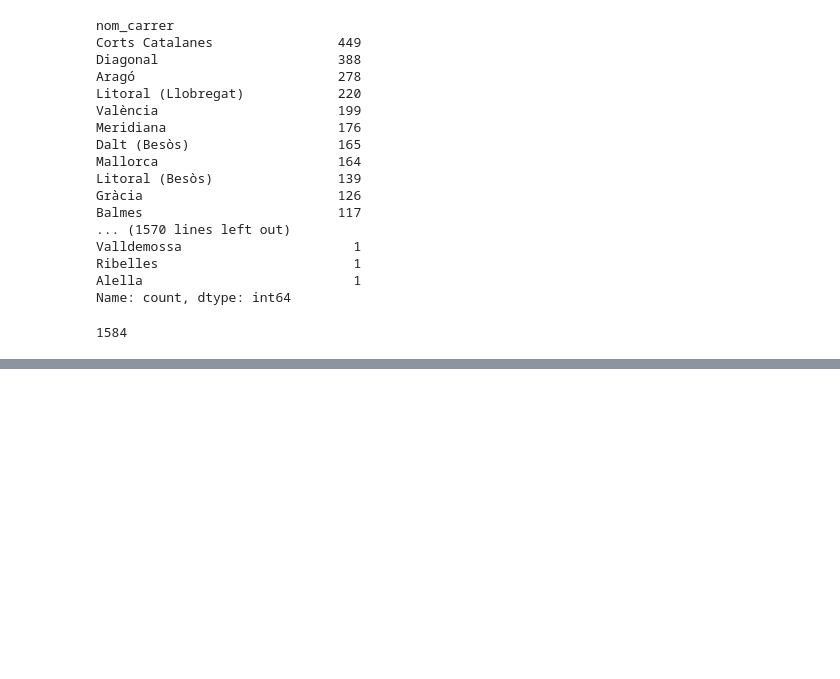
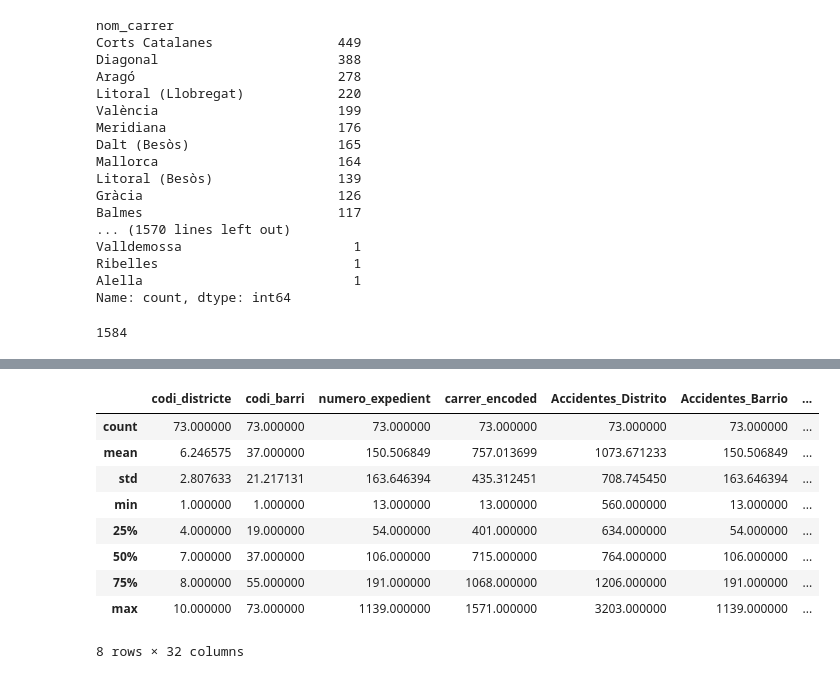
Before and after one commit to Josh1313/hackathon, a Jupyter notebook: accidents.ipynb, the cells around one changed output, grey strips where cells are left out. Drawn from its saved outputs; the diff is of its cells as text; code cells hidden in the pictures; blank space fills up the shorter version.

```diff
--- a/accidents.ipynb
+++ b/accidents.ipynb
@@ -358,0 +371,2 @@ df.head(10)
+# %%
+df1 = group_data1.reset_index()
@@ -358,0 +397,13 @@ df.head(10)
+# %%
+ df1.describe()
+# %% [output]
+|  | codi_districte | codi_barri | numero_expedient | carrer_encoded | Accidentes_Distrito | Accidentes_Barrio | ... |
+| count | 73.000000 | 73.000000 | 73.000000 | 73.000000 | 73.000000 | 73.000000 | ... |
+| mean | 6.246575 | 37.000000 | 150.506849 | 757.013699 | 1073.671233 | 150.506849 | ... |
+| std | 2.807633 | 21.217131 | 163.646394 | 435.312451 | 708.745450 | 163.646394 | ... |
+| min | 1.000000 | 1.000000 | 13.000000 | 13.000000 | 560.000000 | 13.000000 | ... |
+| 25% | 4.000000 | 19.000000 | 54.000000 | 401.000000 | 634.000000 | 54.000000 | ... |
+| 50% | 7.000000 | 37.000000 | 106.000000 | 715.000000 | 764.000000 | 106.000000 | ... |
+| 75% | 8.000000 | 55.000000 | 191.000000 | 1068.000000 | 1206.000000 | 191.000000 | ... |
+| max | 10.000000 | 73.000000 | 1139.000000 | 1571.000000 | 3203.000000 | 1139.000000 | ... |
+8 rows × 32 columns
```
Also changed, not shown: parts of 29 cells of this notebook, 5 other files.
